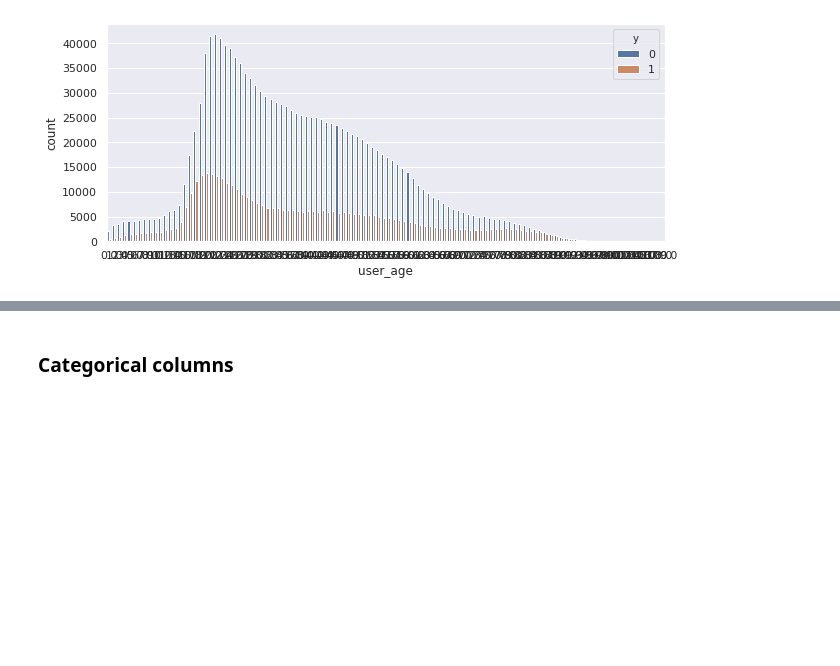
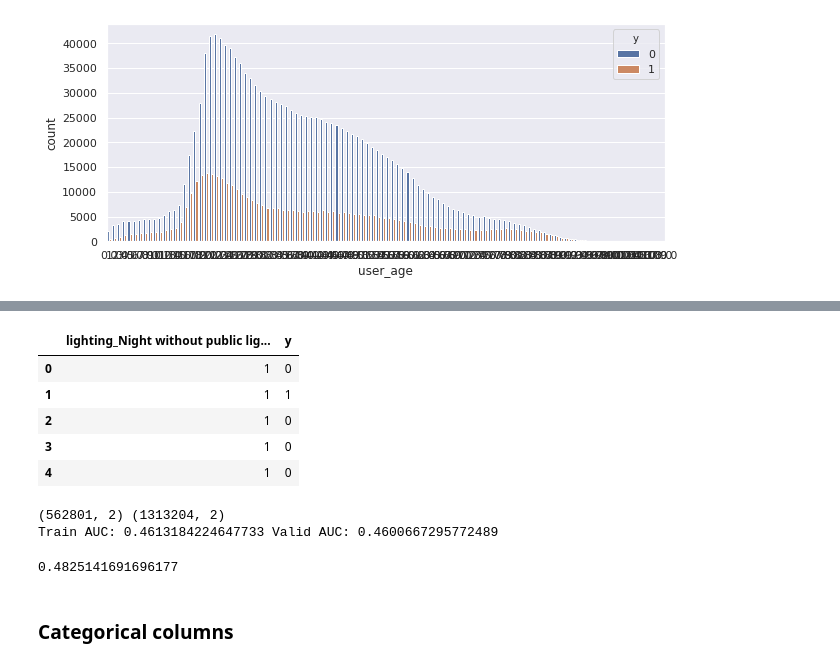
Before and after one commit to kmatusz/accidents, a Jupyter notebook: Feature_generation.ipynb, the cells around one changed output, grey strips where cells are left out. Cells and saved outputs as stored; diff of their text form; code cells hidden in the pictures; blank space fills up the shorter version.

```diff
--- a/Feature_generation.ipynb
+++ b/Feature_generation.ipynb
@@ -304,3 +285,33 @@ g.map(plt.hist, "hour", color="steelblue")
+# %%
+x_train = pd.concat([pd.get_dummies(df_cat2[[col]], drop_first=1)[['lighting_Night without public lighting']], df_cat2[['y']]], axis = 1)
+x_train.head()
+# %% [output]
+|  | lighting_Night without public lig... | y |
+| 0 | 1 | 0 |
+| 1 | 1 | 1 |
+| 2 | 1 | 0 |
+| 3 | 1 | 0 |
+| 4 | 1 | 0 |
+# %%
+X_train, X_test, y_train, y_test = train_test_split(x_train, x_train.y, test_size=0.7, random_state=2018)
+print(X_train.shape, X_test.shape)
+mod = sm.GLM(y_train,X_train.drop(['y'], axis = 1),family = sm.families.Binomial())
+res = mod.fit()
+predsTrain = res.predict()
+preds = res.predict(X_test.drop(['y'], axis = 1))
+print("Train AUC:", roc_auc_score(y_train, predsTrain), "Valid AUC:", roc_auc_score(y_test, preds))
+# %% [output]
+(562801, 2) (1313204, 2)
+Train AUC: 0.4613184224647733 Valid AUC: 0.4600667295772489
+# %%
+y_train = df_cat2[['y']]
+
+mod = sm.GLM(y_train['y'],x_train,family = sm.families.Binomial())
+res= mod.fit()
+res.summary()
+roc_auc_score(y_train.y, res.predict())
+# %% [output]
+0.4825141691696177
 # %% [markdown]
 ### Categorical columns
 # %%
```
Also changed, not shown: parts of 21 cells of this notebook, 1 other file.
